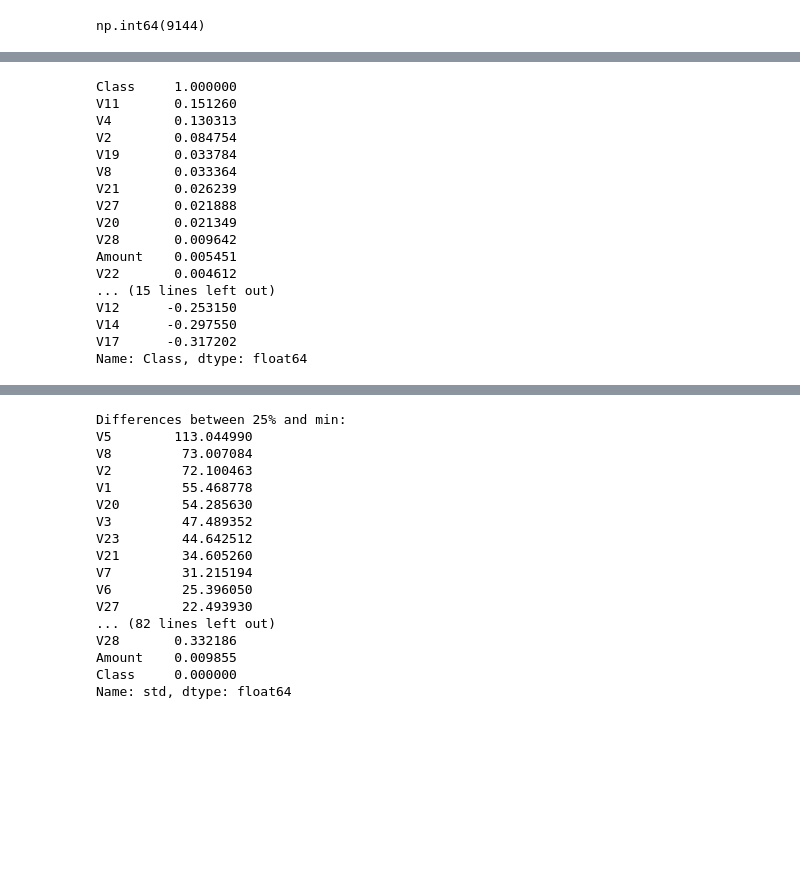
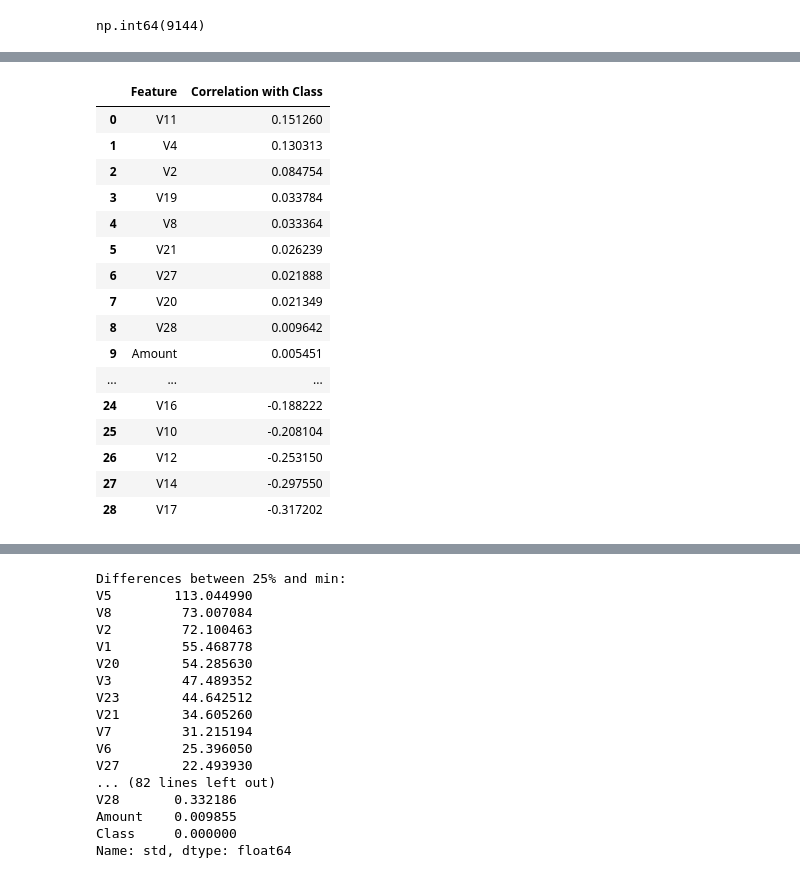
Before and after one commit to amr-salah92/Credit-Card-Fraud-Detection-Analysis-, a Jupyter notebook: Credit_card_fraud_detection.ipynb, the cells around one changed output, grey strips where cells are left out. Drawn from its saved outputs; the diff is of its cells as text; code cells hidden in the pictures; blank space fills up the shorter version.

```diff
--- a/Credit_card_fraud_detection.ipynb
+++ b/Credit_card_fraud_detection.ipynb
@@ -81,24 +75,27 @@ sns.heatmap(data_corr, annot=True, cmap='coolwarm')  # Plot the heatmap
-# %%
-class_corr = data_corr['Class'].sort_values(ascending=False)
-print(class_corr)
-# %% [output]
-Class     1.000000
-V11       0.151260
-V4        0.130313
-V2        0.084754
-V19       0.033784
-V8        0.033364
-V21       0.026239
-V27       0.021888
-V20       0.021349
-V28       0.009642
-Amount    0.005451
-V22       0.004612
-... (15 lines left out)
-V12      -0.253150
-V14      -0.297550
-V17      -0.317202
-Name: Class, dtype: float64
+# %%
+# Display the top correlations with 'Class' in a sorted DataFrame
+corr_with_class = data.corr()['Class'].drop('Class').sort_values(ascending=False)
+corr_df = corr_with_class.reset_index()
+corr_df.columns = ['Feature', 'Correlation with Class']
+display(corr_df)
+# %% [output]
+|  | Feature | Correlation with Class |
+| 0 | V11 | 0.151260 |
+| 1 | V4 | 0.130313 |
+| 2 | V2 | 0.084754 |
+| 3 | V19 | 0.033784 |
+| 4 | V8 | 0.033364 |
+| 5 | V21 | 0.026239 |
+| 6 | V27 | 0.021888 |
+| 7 | V20 | 0.021349 |
+| 8 | V28 | 0.009642 |
+| 9 | Amount | 0.005451 |
+| ... | ... | ... |
+| 24 | V16 | -0.188222 |
+| 25 | V10 | -0.208104 |
+| 26 | V12 | -0.253150 |
+| 27 | V14 | -0.297550 |
+| 28 | V17 | -0.317202 |
 # %%
 valid = data[data['Class'] == 0]
 fraud = data[data['Class'] == 1]
```
Also changed, not shown: parts of 6 cells of this notebook, 1 other file.
